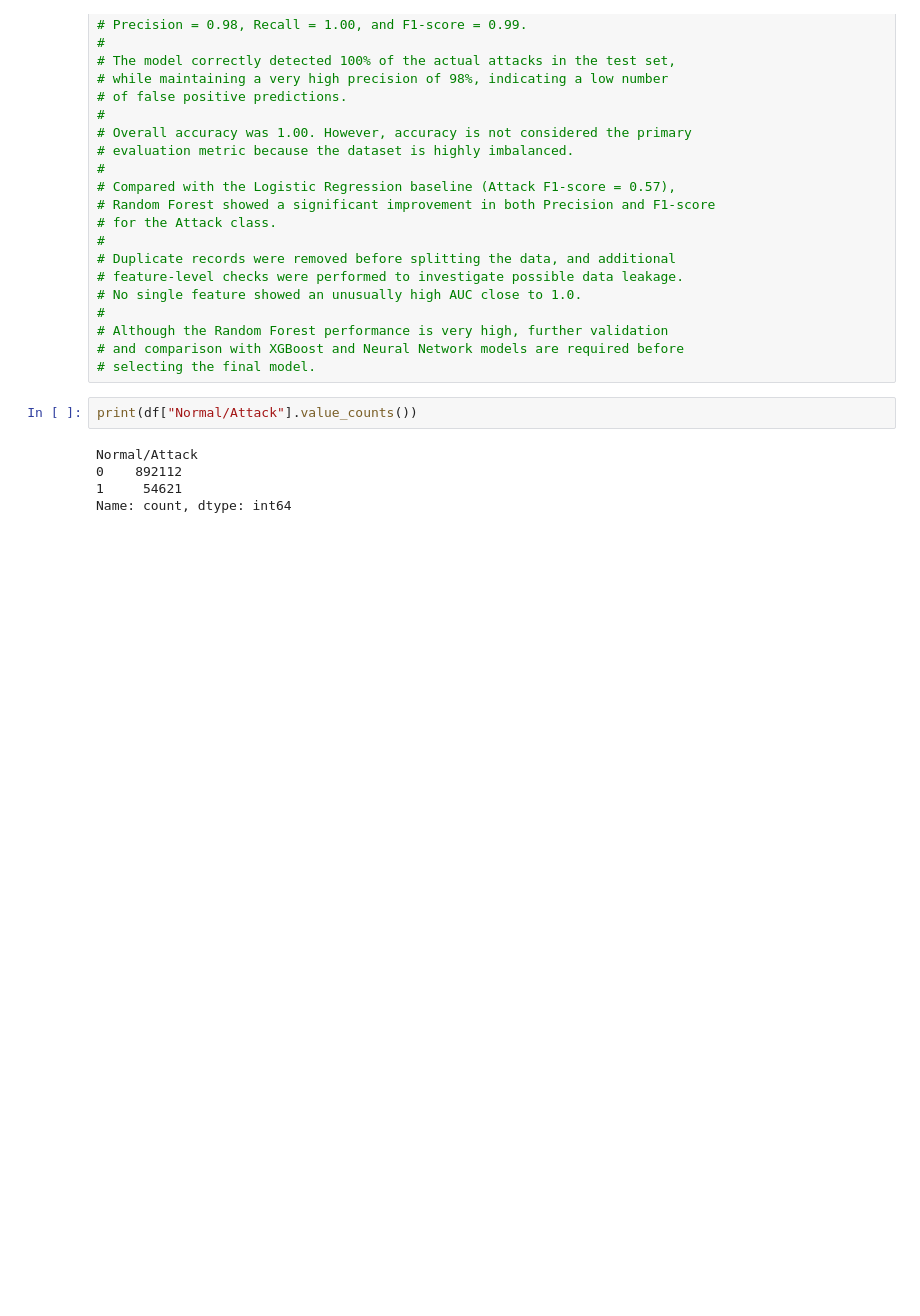
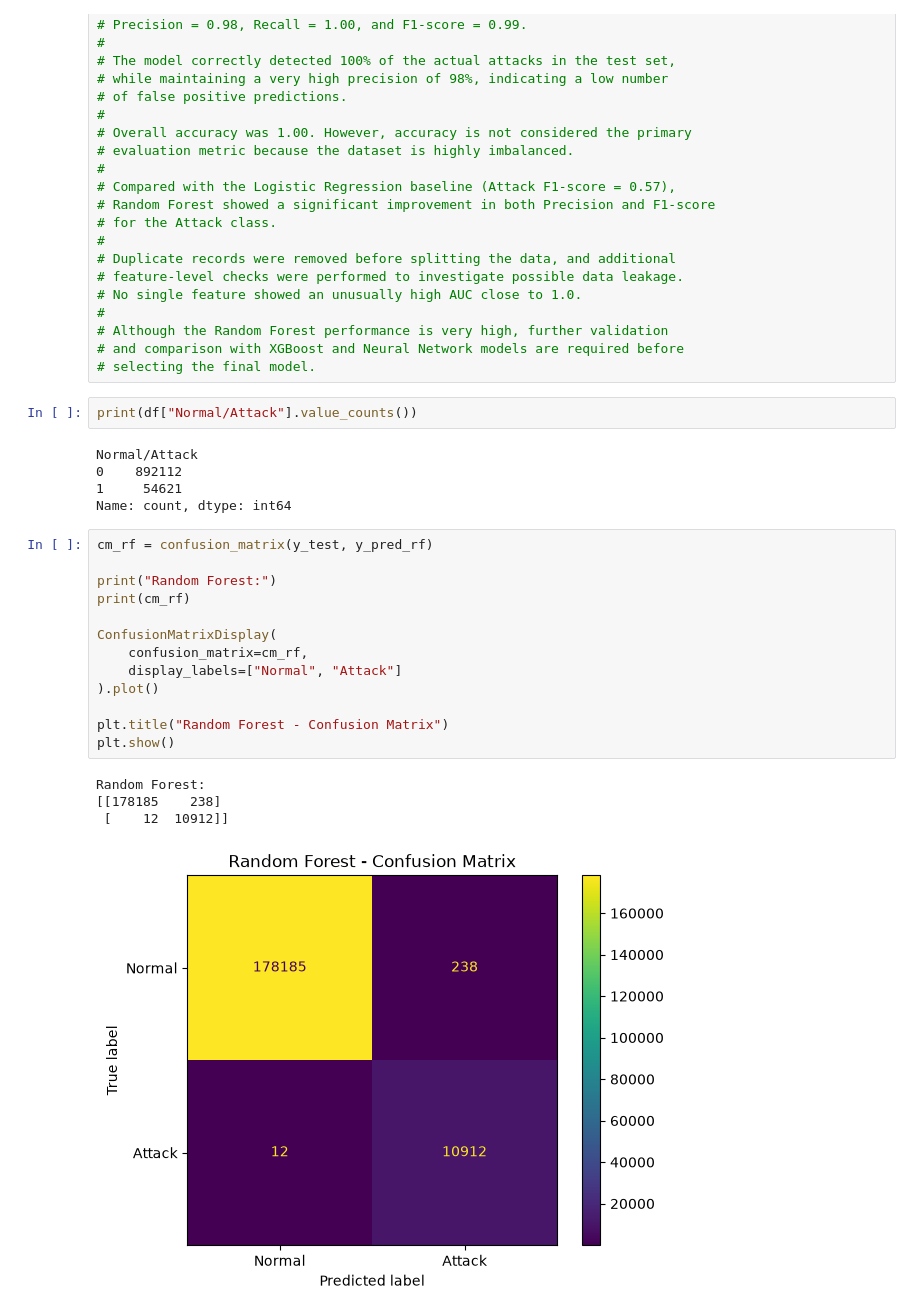
Before and after one commit to HlaMohd/Capstone-Project, a Jupyter notebook: notebooks/02_Preprocessing.ipynb, the cells around one changed output. Saved outputs shown, nothing was run; the diff lists cells and outputs as text; blank space fills up the shorter version.

```diff
--- a/notebooks/02_Preprocessing.ipynb
+++ b/notebooks/02_Preprocessing.ipynb
@@ -273,3 +293,21 @@ Normal/Attack
 0    892112
 1     54621
 Name: count, dtype: int64
+# %%
+cm_rf = confusion_matrix(y_test, y_pred_rf)
+
+print("Random Forest:")
+print(cm_rf)
+
+ConfusionMatrixDisplay(
+    confusion_matrix=cm_rf,
+    display_labels=["Normal", "Attack"]
+).plot()
+
+plt.title("Random Forest - Confusion Matrix")
+plt.show()
+# %% [output]
+Random Forest:
+[[178185    238]
+ [    12  10912]]
+[figure, added]
```
Also changed, not shown: parts of 3 cells of this notebook, 3 other files.
